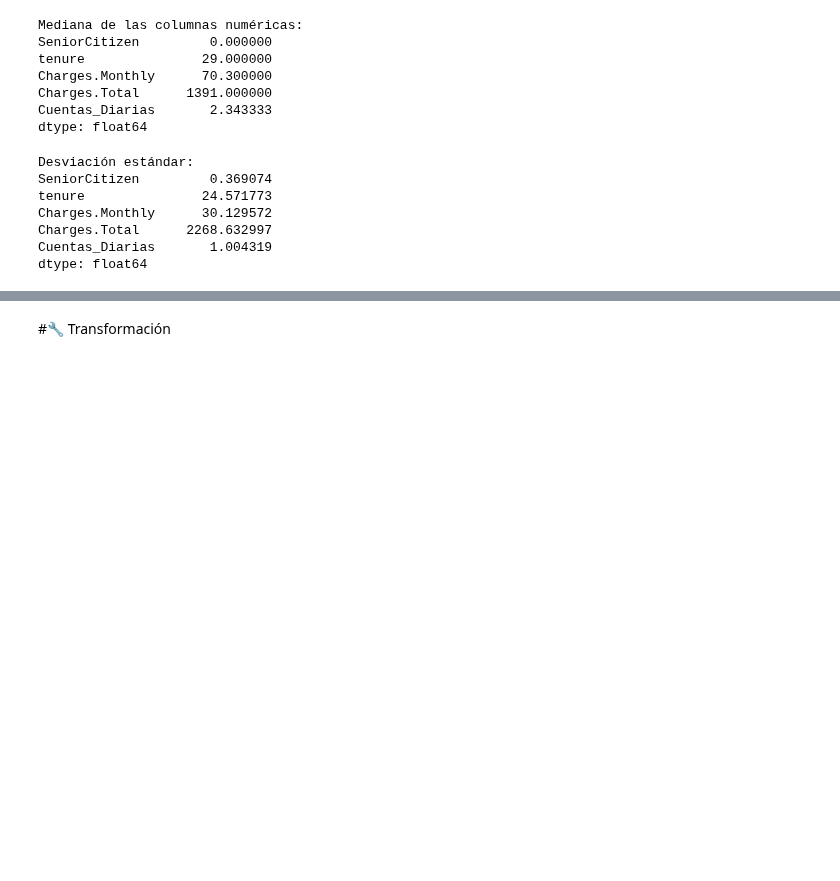
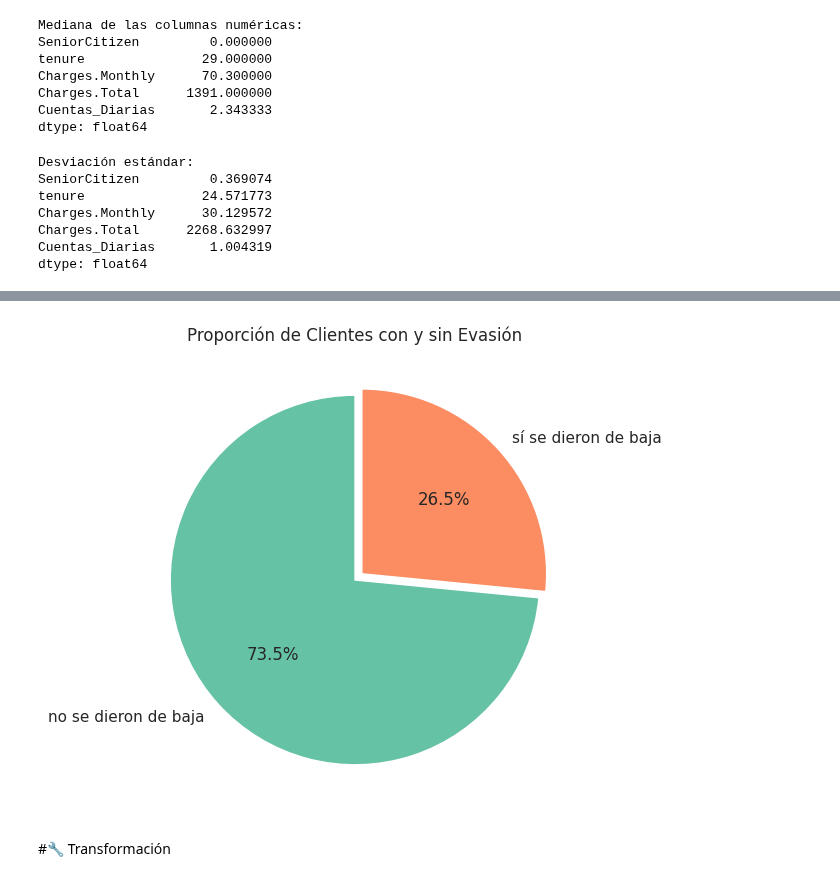
Before and after one commit to NatSama2/Curso-Alura-Latam, a Jupyter notebook: challenge2-data-science-TelecomX/TelecomX_LATAM.ipynb, the cells around one changed output, grey strips where cells are left out. Cells and saved outputs as stored; diff of their text form; code cells hidden in the pictures; blank space fills up the shorter version.

```diff
--- a/challenge2-data-science-TelecomX/TelecomX_LATAM.ipynb
+++ b/challenge2-data-science-TelecomX/TelecomX_LATAM.ipynb
@@ -348,3 +387,18 @@ dtype: float64
+# %%
+# 🥧 Gráfico de torta: Proporción de clientes con y sin evasión
+plt.figure(figsize=(6,6))
+df_final['Churn'].value_counts().plot.pie(
+    autopct='%1.1f%%',
+    startangle=90,
+    colors=['#66c2a5', '#fc8d62'],
+    labels=['no se dieron de baja', 'sí se dieron de baja '],
+    explode=(0, 0.05)
+)
+plt.title('Proporción de Clientes con y sin Evasión')
+plt.ylabel('')
+plt.show()
+# %% [output]
+[figure, added]
 # %% [markdown]
 #🔧 Transformación
 # %% [markdown]
```
Also changed, not shown: parts of 6 cells of this notebook.
